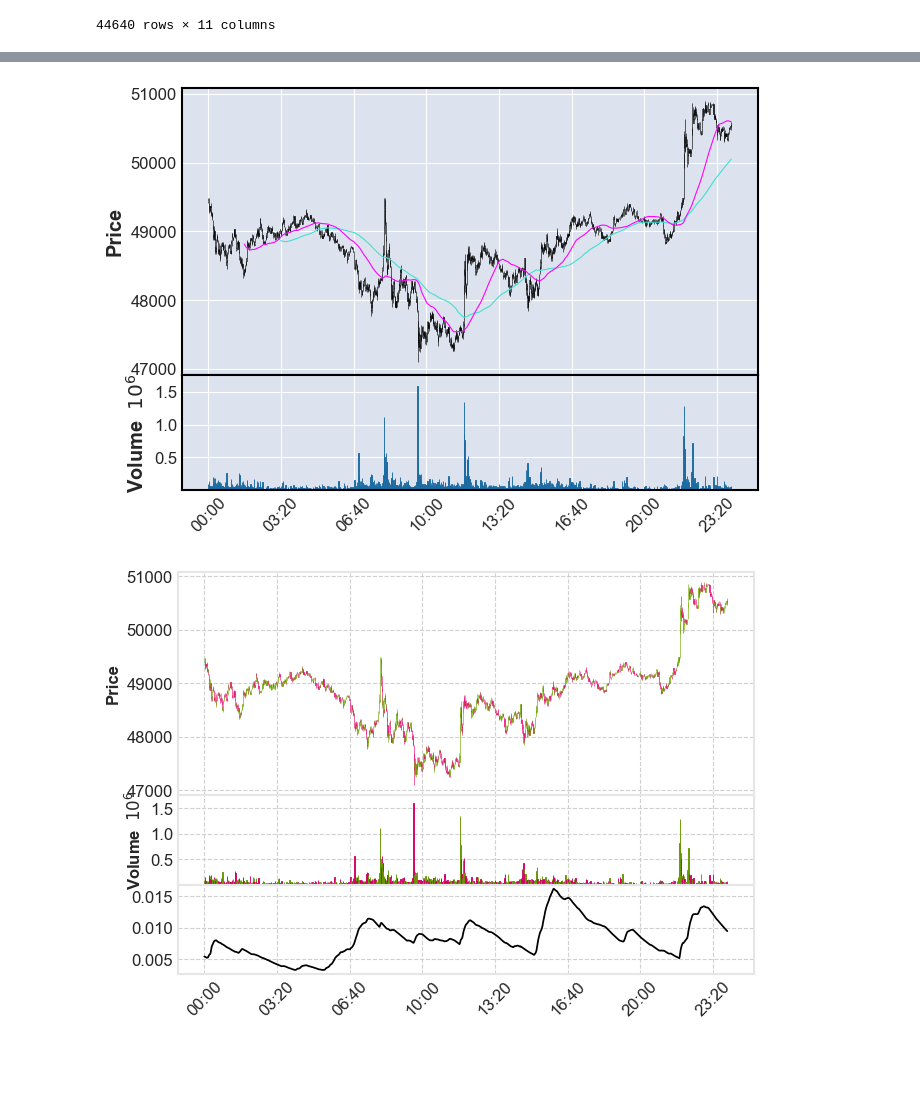
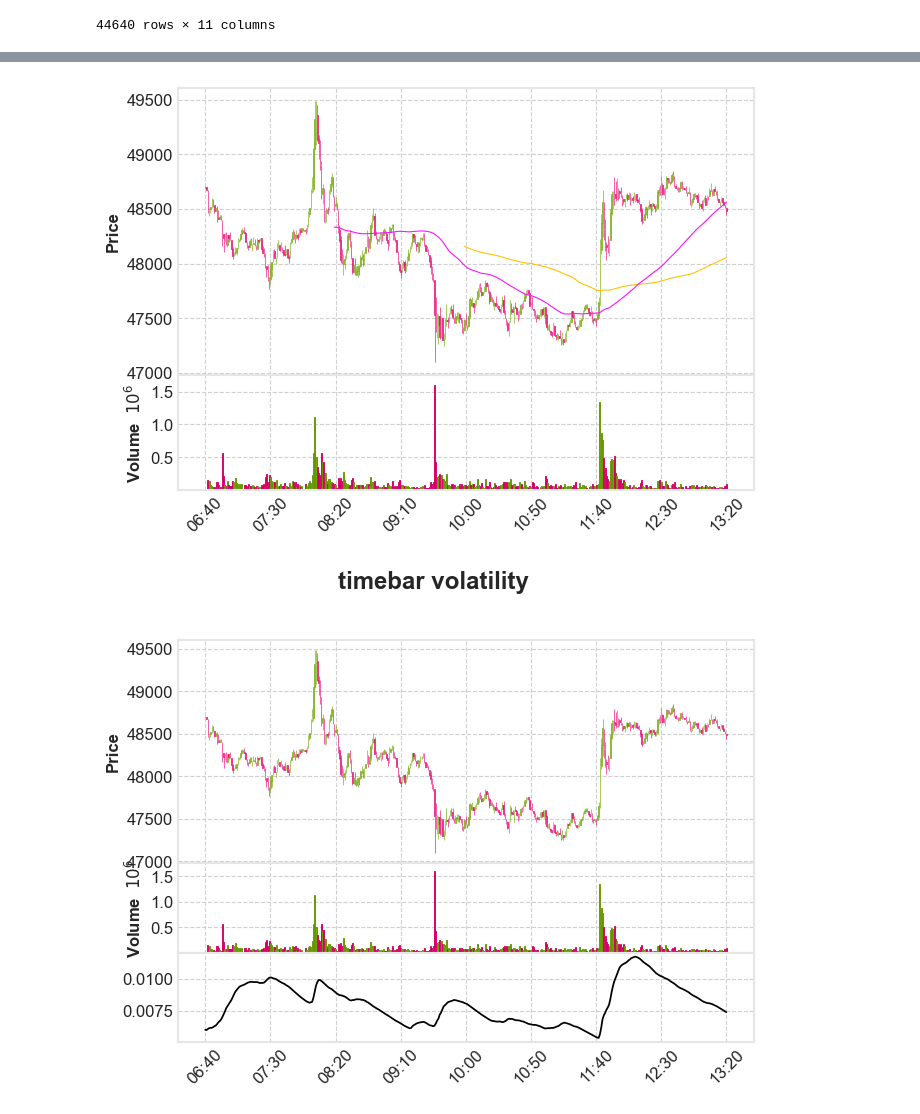
Before and after one commit to sharavsambuu/volatility-exps, a Jupyter notebook: plot_volatility.ipynb, the cells around one changed output, grey strips where cells are left out. Cells and saved outputs as stored; diff of their text form; code cells hidden in the pictures; blank space fills up the shorter version.

Commit message:
volatilty calculation on volume bars.

```diff
--- a/plot_volatility.ipynb
+++ b/plot_volatility.ipynb
@@ -43,7 +40,7 @@ mpf.plot(df, volume=True)
 # %%
-mpf.plot(df['2021-12-06': '2021-12-06'], type='candle', mav=(200, 100), volume=True)
+mpf.plot(df["2021-12-06 06:40":"2021-12-06 13:20"], type='candle', mav=(200, 100), volume=True, style='binance')
 # %% [output]
-[figure, old version]
+[figure, new version]
 # %%
 # daily vol, reindexed to close
 
@@ -55,13 +52,13 @@ def get_daily_volatility(close, span0=100):
     df0 = df0.ewm(span=span0).std()
     return df0
 # %%
-volatility_df = get_daily_volatility(df['close'], span0=150)
+volatility_df = get_daily_volatility(df['close'], span0=100)
 
 df['daily_volatility'] = volatility_df
 # %%
 ap2 = [
-    mpf.make_addplot(df["2021-12-06":"2021-12-06"]['daily_volatility'], color='black', panel=2)
+    mpf.make_addplot(df["2021-12-06 06:40":"2021-12-06 13:20"]['daily_volatility'], color='black', panel=2)
     ]
-mpf.plot(df["2021-12-06":"2021-12-06"], type='candle', volume=True, style='binance', addplot=ap2)
+mpf.plot(df["2021-12-06 06:40":"2021-12-06 13:20"], type='candle', title='timebar volatility', volume=True, style='binance', addplot=ap2)
 # %% [output]
-[figure, old version]
+[figure, new version]
```
Also changed, not shown: parts of 9 cells of this notebook, 2 other files.
